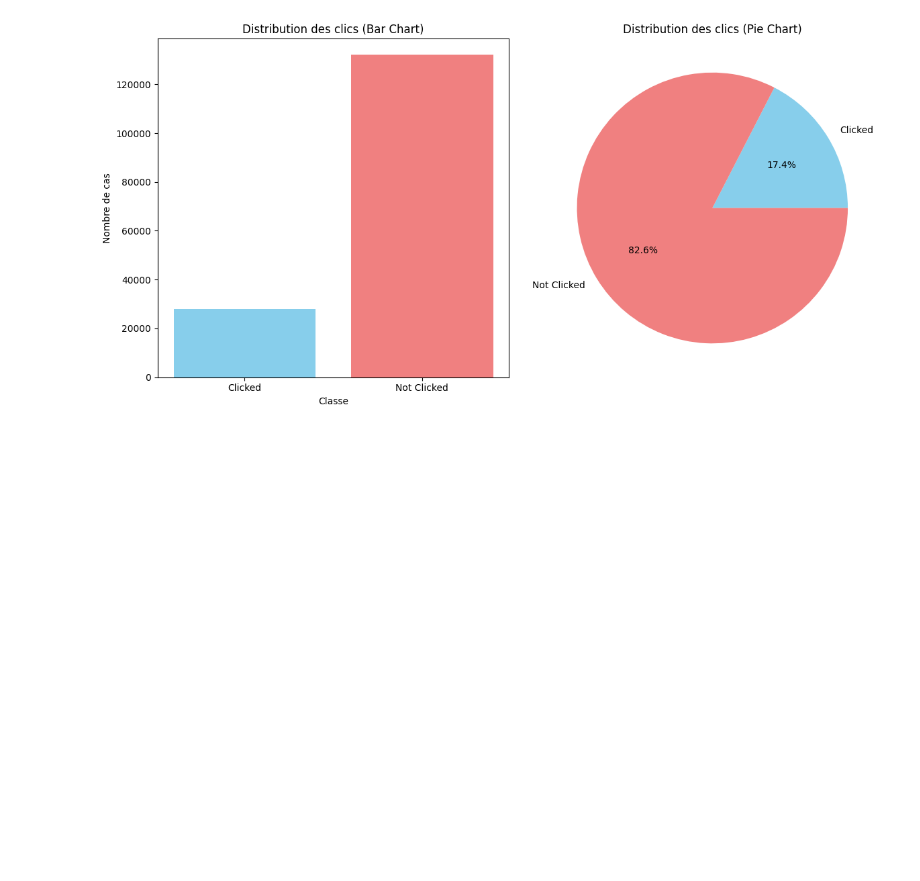
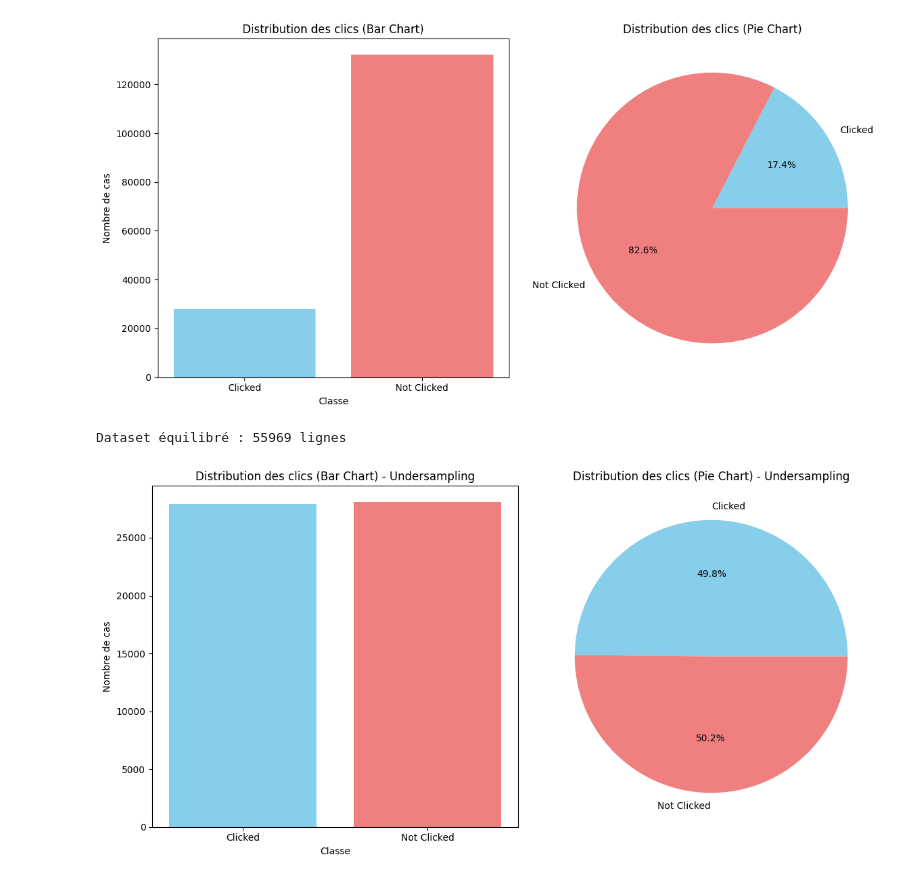
Before and after one commit to OUARAS-khelil-Rafik/Task-AI-challenge, a Jupyter notebook: ctr_pyspark.ipynb, the cells around one changed output. Saved outputs shown, nothing was run; the diff lists cells and outputs as text; code cells hidden in the pictures; blank space fills up the shorter version.

```diff
--- a/ctr_pyspark.ipynb
+++ b/ctr_pyspark.ipynb
@@ -249,0 +231,62 @@ print("Dataset équilibré :", balanced_df.count(), "lignes")
+# %%
+# Compter les classes
+count_clicked = df_click_status.filter(col("Click_Status") == "Clicked").count()
+count_not_clicked = df_click_status.filter(col("Click_Status") == "Not Clicked").count()
+
+# Calcul du ratio inverse
+ratio = count_clicked / count_not_clicked
+
+# Sous-échantillonnage des majoritaires
+not_clicked_undersampled = df_click_status.filter(col("Click_Status") == "Not Clicked").sample(
+    withReplacement=False, fraction=ratio, seed=42
+)
+
+# Union des deux classes
+balanced_df = not_clicked_undersampled.unionAll(
+    df_click_status.filter(col("Click_Status") == "Clicked")
+)
+
+print("Dataset équilibré :", balanced_df.count(), "lignes")
+# %% [output]
+Dataset équilibré : 55969 lignes
+# %%
+def plot_click_distribution(df, title):
+    # Ajouter une colonne descriptive
+    df_click_status = df.withColumn(
+        "Click_Status",
+        when(col("label") == 1, "Clicked").otherwise("Not Clicked")
+    )
+
+    # Compter les occurrences
+    class_counts = (
+        df_click_status.groupBy("Click_Status")
+        .count()
+        .orderBy("Click_Status")
+        .collect()
+    )
+
+    # Transformer en listes Python
+    labels = [row["Click_Status"] for row in class_counts]
+    counts = [row["count"] for row in class_counts]
+
+    # Création des graphiques
+    fig, ax = plt.subplots(1, 2, figsize=(12, 6))
+
+    # Bar chart
+    ax[0].bar(labels, counts, color=["skyblue", "lightcoral"])
+    ax[0].set_title(f"Distribution des clics (Bar Chart) - {title}")
+    ax[0].set_xlabel("Classe")
+    ax[0].set_ylabel("Nombre de cas")
+
+    # Pie chart
+    ax[1].pie(counts, labels=labels, autopct="%1.1f%%", colors=["skyblue", "lightcoral"])
+    ax[1].set_title(f"Distribution des clics (Pie Chart) - {title}")
+
+    plt.tight_layout()
+    plt.show()
+
+
+# Exemple d'utilisation :
+plot_click_distribution(balanced_df, "Undersampling")
+# %% [output]
+[figure, added]
```
Also changed, not shown: parts of 1 cell of this notebook.
